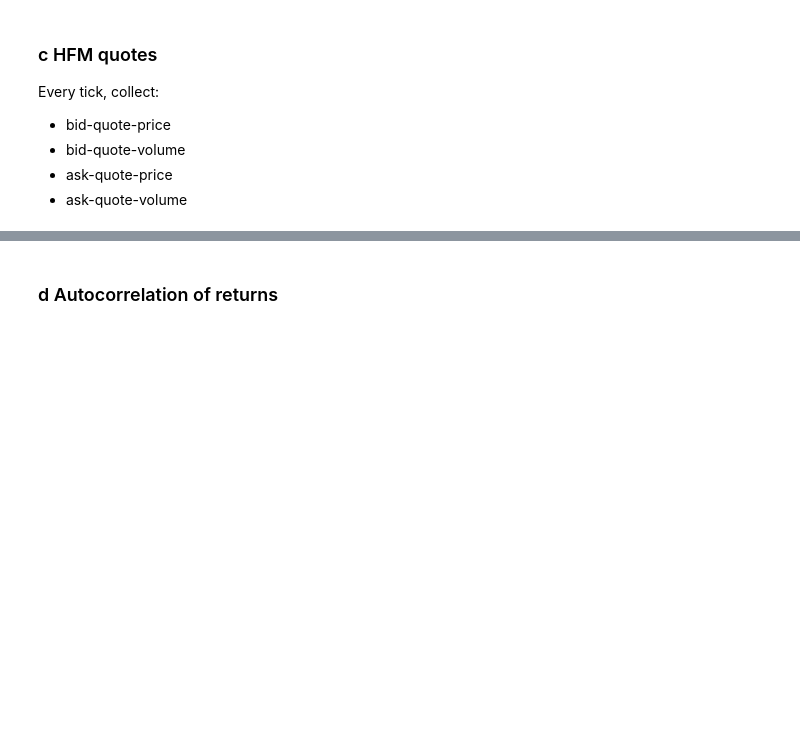
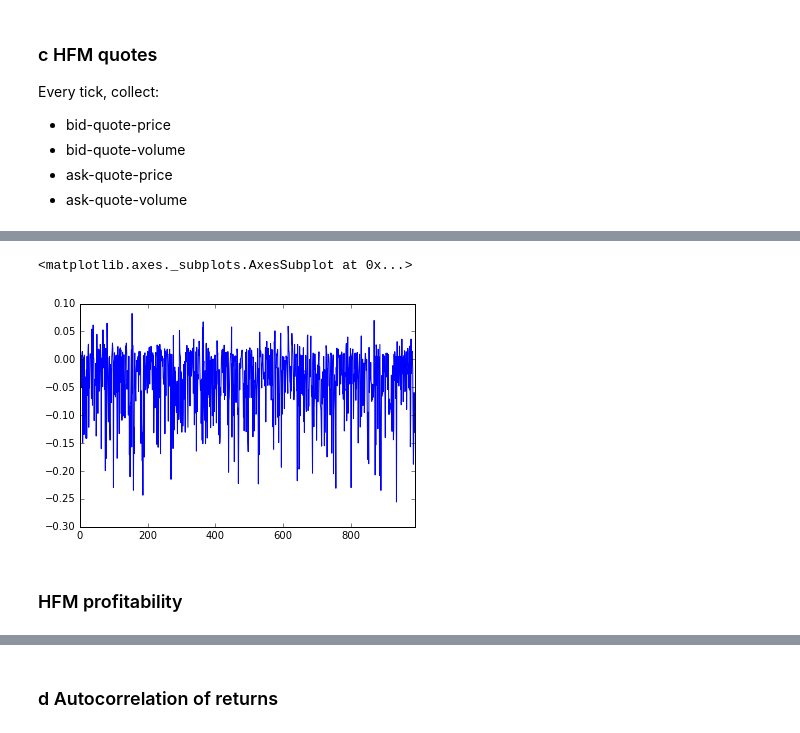
Before and after one commit to joerischasfoort/hfm-abm, a Jupyter notebook: Benchmark-Scenario.ipynb, the cells around one changed output, grey strips where cells are left out. Drawn from its saved outputs; the diff is of its cells as text; code cells hidden in the pictures; blank space fills up the shorter version.

```diff
--- a/Benchmark-Scenario.ipynb
+++ b/Benchmark-Scenario.ipynb
@@ -143,0 +151,5 @@ ask_volume
+# %%
+pd.Series(np.array(np.array(ask_quotes[0]) - bid_quotes[0])).plot()
+# %% [output]
+<matplotlib.axes._subplots.AxesSubplot at 0x...>
+[figure, added]
@@ -143,0 +159,2 @@ ask_volume
+# %% [markdown]
+### HFM profitability
```
Also changed, not shown: parts of 15 cells of this notebook, 5 other files.
